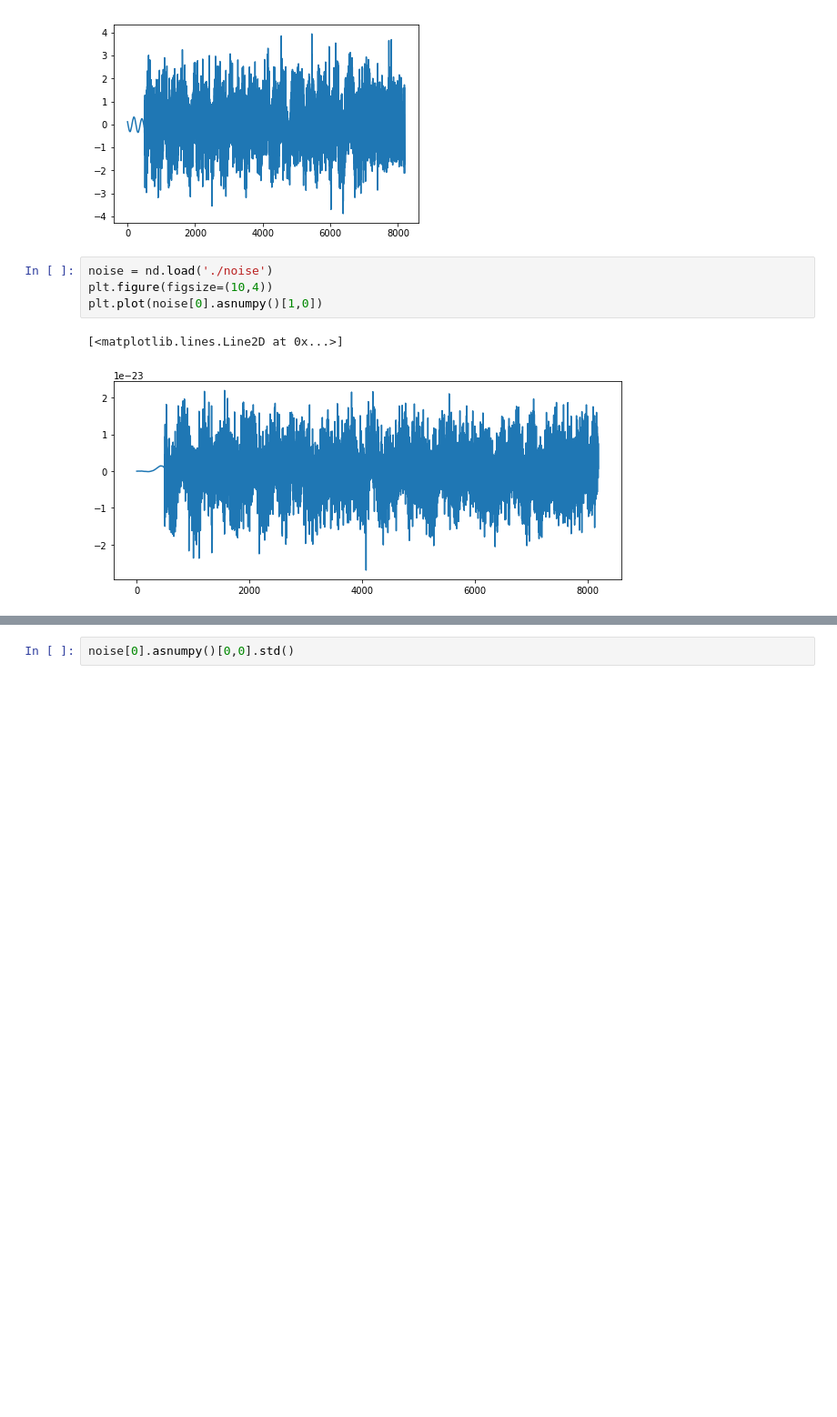
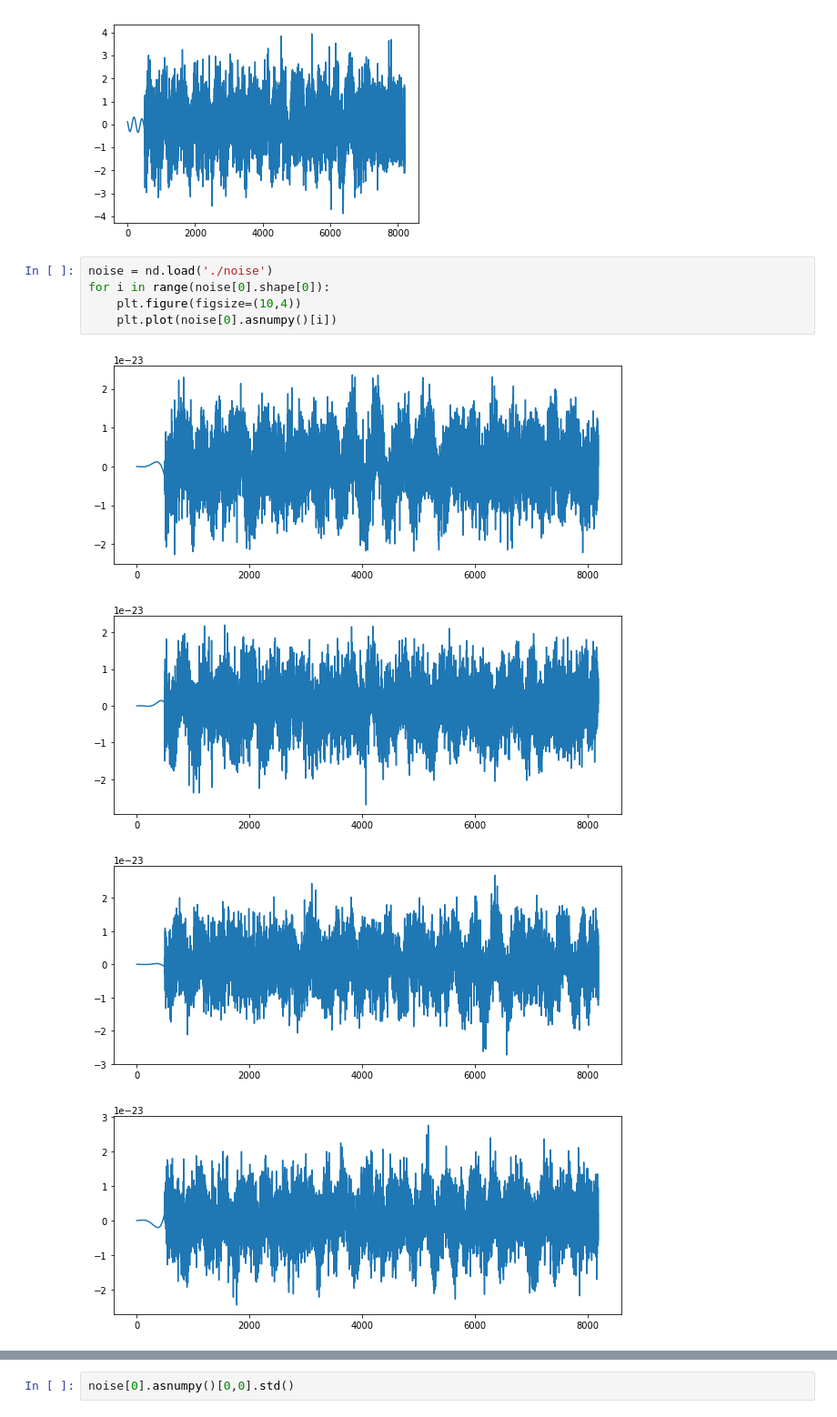
Before and after one commit to iphysresearch/Python4GW, a Jupyter notebook: CNN.ipynb, the cells around one changed output, grey strips where cells are left out. Shown at 91% size. Cells and saved outputs as stored; diff of their text form; blank space fills up the shorter version.

Commit message:
fix_noise_generator

```diff
--- a/CNN.ipynb
+++ b/CNN.ipynb
@@ -871,8 +871,11 @@ plt.plot(data[0].asnumpy()[0,0,0])
 [figure]
 # %%
 noise = nd.load('./noise')
-plt.figure(figsize=(10,4))
-plt.plot(noise[0].asnumpy()[1,0])
+for i in range(noise[0].shape[0]):
+    plt.figure(figsize=(10,4))
+    plt.plot(noise[0].asnumpy()[i])
 # %% [output]
-[<matplotlib.lines.Line2D at 0x...>]
-[figure, old version]
+[figure, new version]
+[figure, added]
+[figure, added]
+[figure, added]
```
Also changed, not shown: parts of 1 cell of this notebook, 4 other files.
